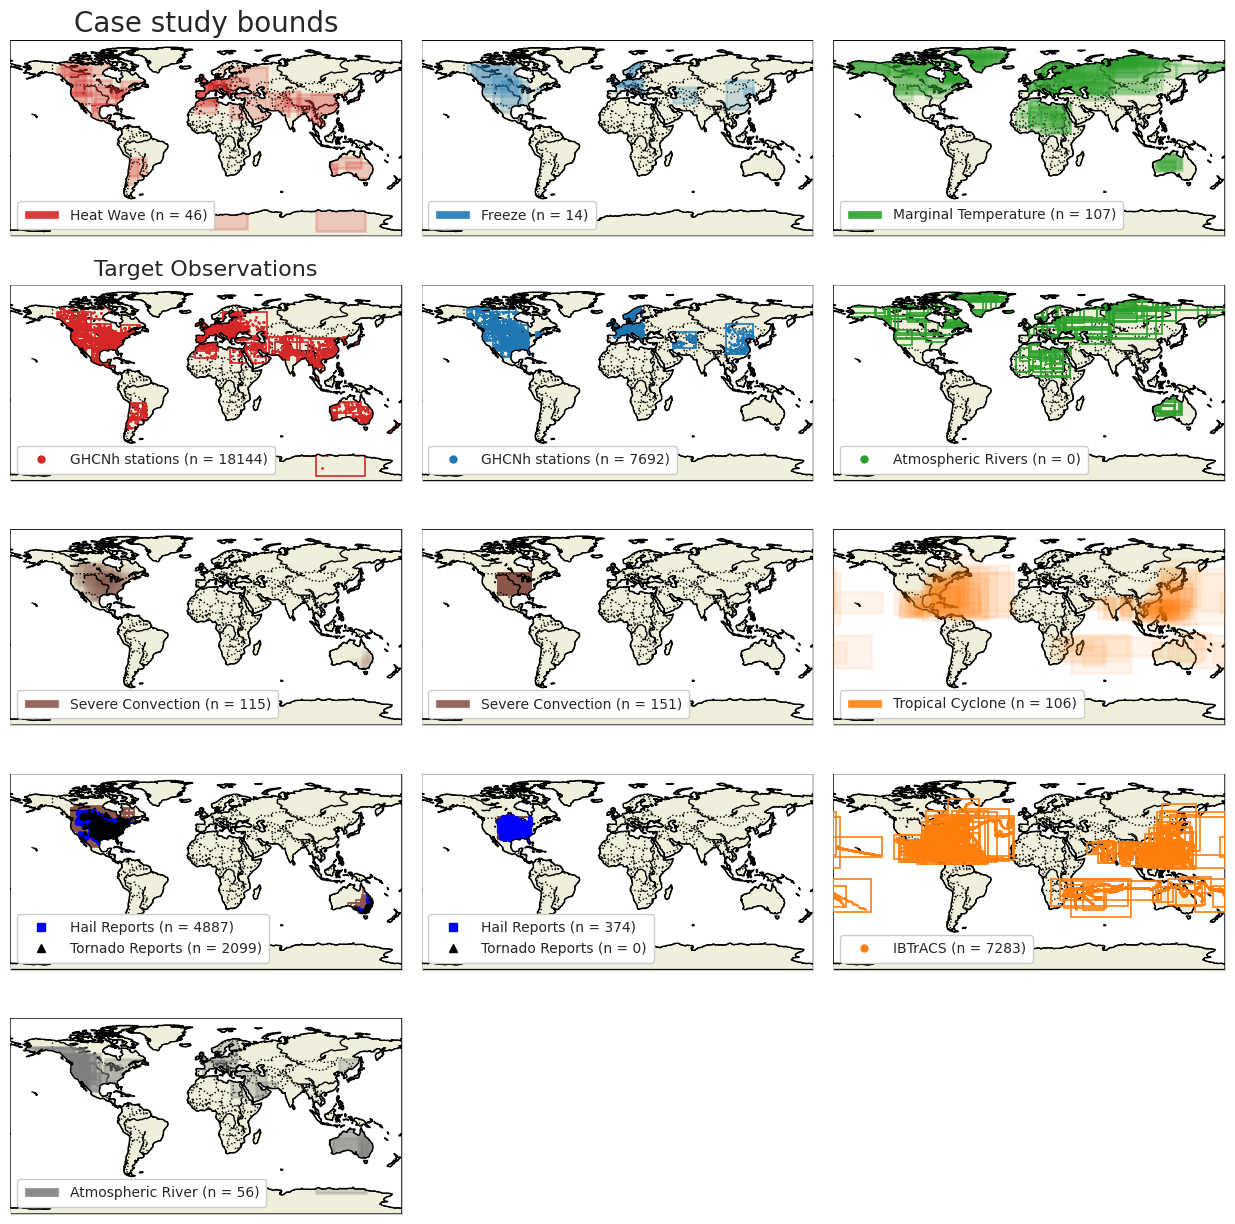
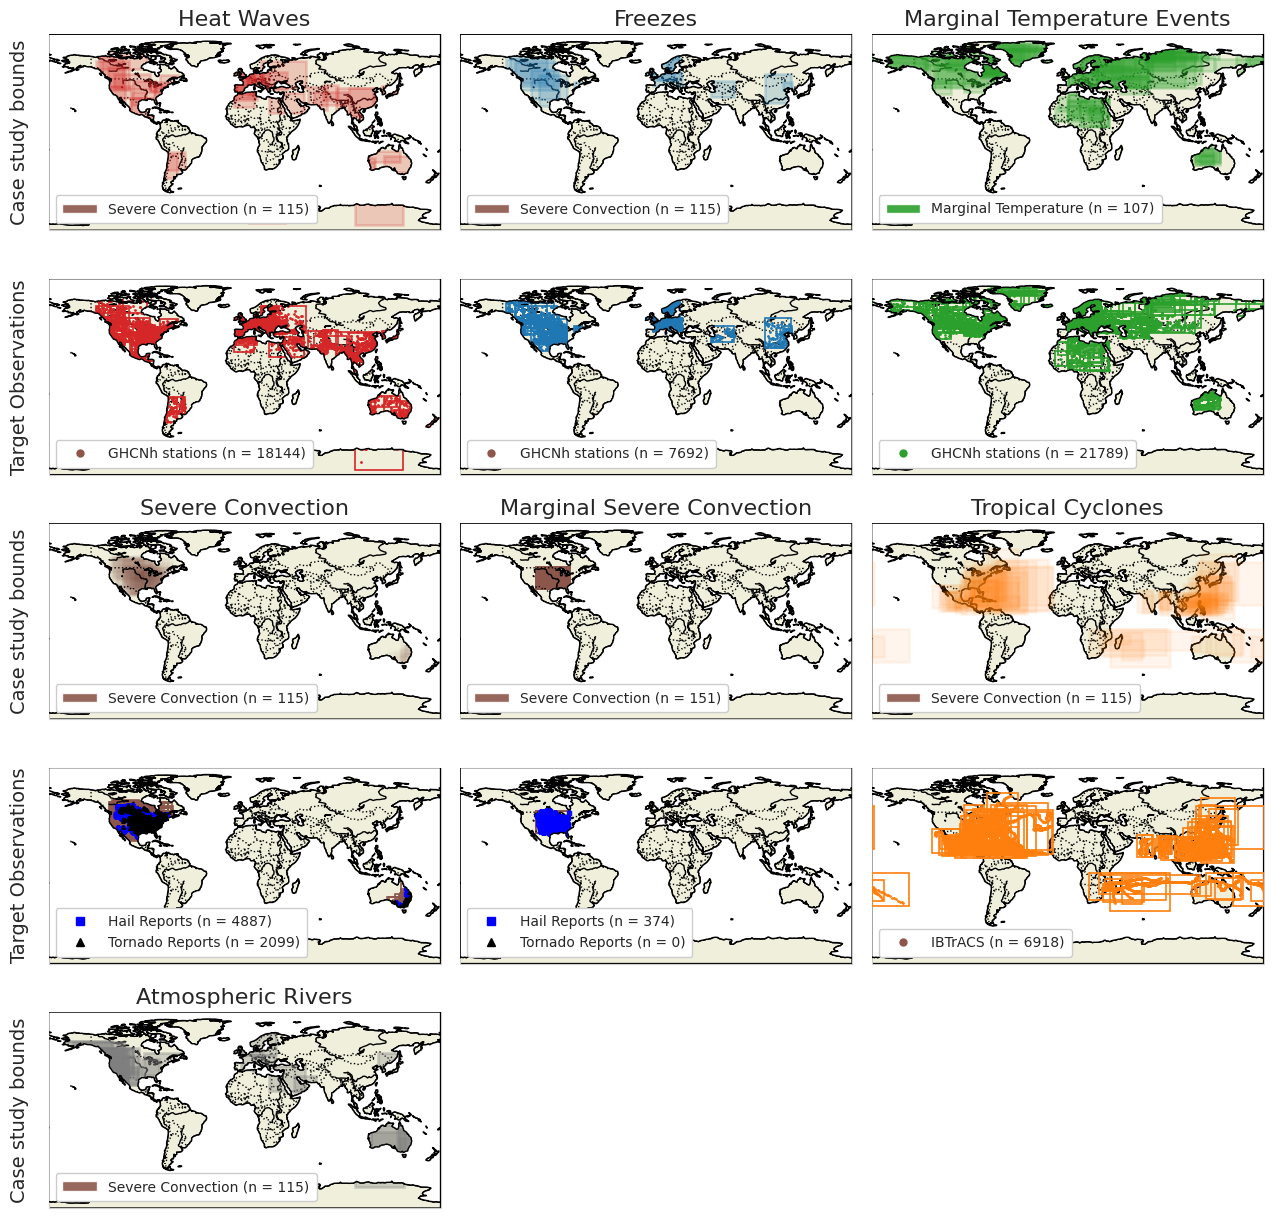
The change to this notebook cell's code, shown as a diff; its figure went from the first image to the second:
--- before
+++ after
@@ -38,6 +38,6 @@
     fill_boxes=True,
     ax=axs[0, 0],
-    title='Case study bounds',
-    y_label='Heat Waves'
+    y_label='Case study bounds',
+    title='Heat Waves'
 )
 plot_utils.plot_all_cases(
@@ -46,14 +46,13 @@
     fill_boxes=True,
     ax=axs[0, 1],
-    title = '',
-    y_label='Freezes'
+    title='Freezes'
 )
 plot_utils.plot_all_cases(
     marginal_temperature_cases,
-    event_type="marginal_temperature",
+    event_type="heat_wave",
     fill_boxes=True,
     ax=axs[0, 2],
-    title = '',
-    y_label='Marginal Temperature Events'
+    title='Marginal Temperature Events',
+    is_marginal=True,
 )
 
@@ -64,5 +63,6 @@
     targets=case_operators_with_targets_established,
     ax=axs[1, 0],
-    title = 'Target Observations',
+    y_label = 'Target Observations',
+    title = '',
 )
 
@@ -76,6 +76,7 @@
 plot_utils.plot_all_cases_and_obs(
     marginal_temperature_cases,
-    event_type="marginal_temperature",
+    event_type="heat_wave",
     targets=marginal_temperature_case_operators_with_targets_established,
+    is_marginal=True,
     ax=axs[1, 2],
     title = '',
@@ -88,5 +89,6 @@
     fill_boxes=True,
     ax=axs[2, 0],
-    title = '',
+    title = 'Severe Convection',
+    y_label='Case study bounds',
 )
 plot_utils.plot_all_cases(
@@ -95,5 +97,6 @@
     fill_boxes=True,
     ax=axs[2, 1],
-    title = '',
+    title = 'Marginal Severe Convection',
+    is_marginal=True,
 )
 plot_utils.plot_all_cases(
@@ -102,5 +105,5 @@
     fill_boxes=True,
     ax=axs[2, 2],
-    title = '',
+    title = 'Tropical Cyclones',
 )
 
@@ -112,4 +115,5 @@
     ax=axs[3, 0],
     title = '',
+    y_label = 'Target Observations',
 )
 plot_utils.plot_all_cases_and_obs(
@@ -119,4 +123,5 @@
     ax=axs[3, 1],
     title = '',
+    is_marginal=True,
 )
 plot_utils.plot_all_cases_and_obs(
@@ -134,5 +139,6 @@
     fill_boxes=True,
     ax=axs[4, 0],
-    title = '',
+    title = 'Atmospheric Rivers',
+    y_label='Case study bounds',
 )
 
@@ -142,3 +148,3 @@
 axs[4,2].axis('off')
 
-# fig.savefig(basepath + "graphics/paper/figure1b.png", dpi=300)
+fig.savefig(basepath + "graphics/paper/figure1b.png", dpi=300)

Commit: nearly final figure 1 and 2a and 2b and finishing figure 3